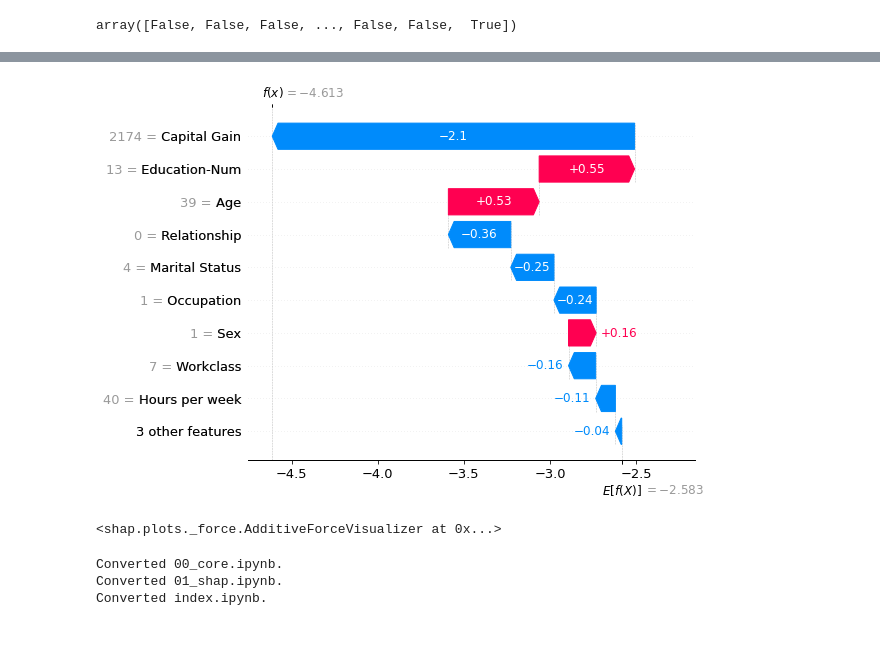
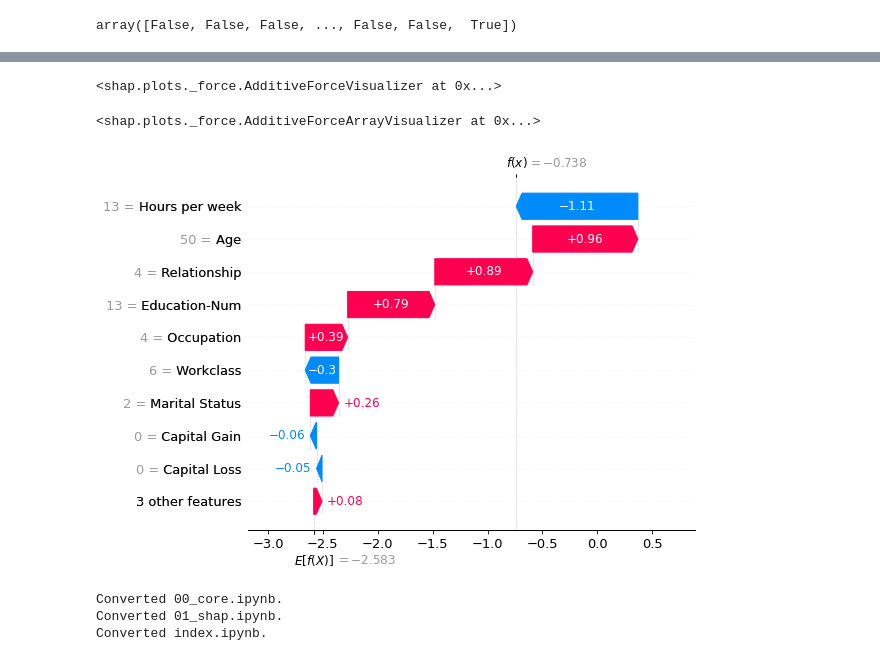
Before and after one commit to vochicong/kowaza, a Jupyter notebook: 01_shap.ipynb, the cells around one changed output, grey strips where cells are left out. Drawn from its saved outputs; the diff is of its cells as text; code cells hidden in the pictures.

```diff
--- a/01_shap.ipynb
+++ b/01_shap.ipynb
@@ -79,7 +64,9 @@ force_plot(data=shap.datasets.adult(), model=LGBMClassifier(), n_samples=1000, n
 # %%
 # export
-# from fastcore import store_attr
 from fastcore.basics import store_attr
+import shap
+
+
 class Shap:
     def __init__(self, X, y, model, n_samples=1000):
         store_attr()
@@ -88,15 +75,18 @@ class Shap:
 
         self.samples = samples = X.iloc[:n_samples]
         self.explainer = shap.Explainer(model, samples)
-        self.shap_values = explainer(samples)
+        self.shap_values = self.explainer(samples)
 
     def force_plot(self, n_plots=1):
         plot = shap.force_plot(
-            self.explainer.expected_value, self.shap_values.values[:n_plots], self.samples.iloc[:n_plots], link="logit"
+            self.explainer.expected_value,
+            self.shap_values.values[:n_plots],
+            self.samples.iloc[:n_plots],
+            link="logit",
         )
         return plot
 
-    def waterfall_plot(self, id=0):
+    def waterfall_plot(self, id: int):
         plot = shap.plots.waterfall(self.shap_values[id])
         return plot
 # %%
@@ -105,11 +94,15 @@ model = LGBMClassifier()
 sh = Shap(X, y, model)
-# %%
-sh.waterfall_plot()
-# %% [output]
-[figure, removed]
 # %%
 sh.force_plot()
 # %% [output]
 <shap.plots._force.AdditiveForceVisualizer at 0x...>
+# %%
+sh.force_plot(1000)
+# %% [output]
+<shap.plots._force.AdditiveForceArrayVisualizer at 0x...>
+# %%
+sh.waterfall_plot(id=1)
+# %% [output]
+[figure, added]
 # %%
 from nbdev.export import notebook2script
```
Also changed, not shown: parts of 9 cells of this notebook, 9 other files.
